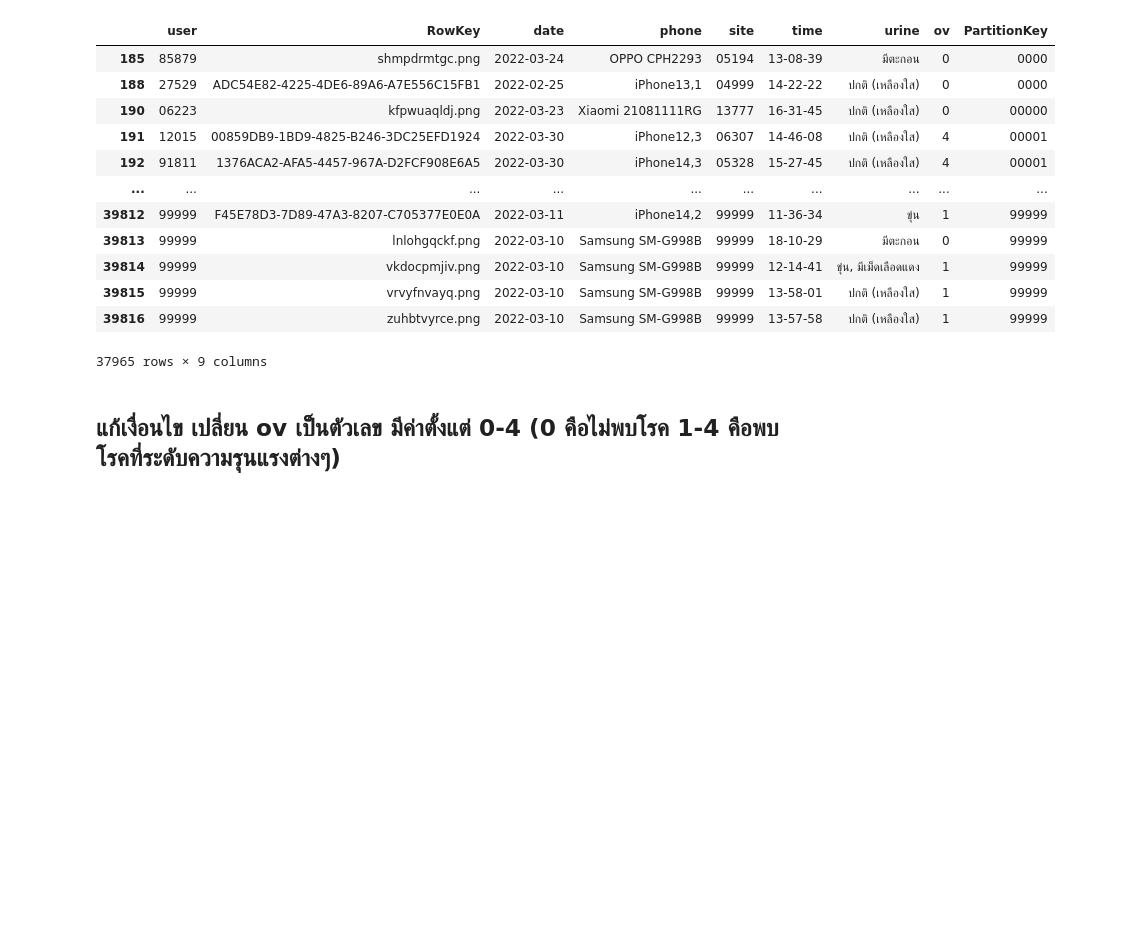
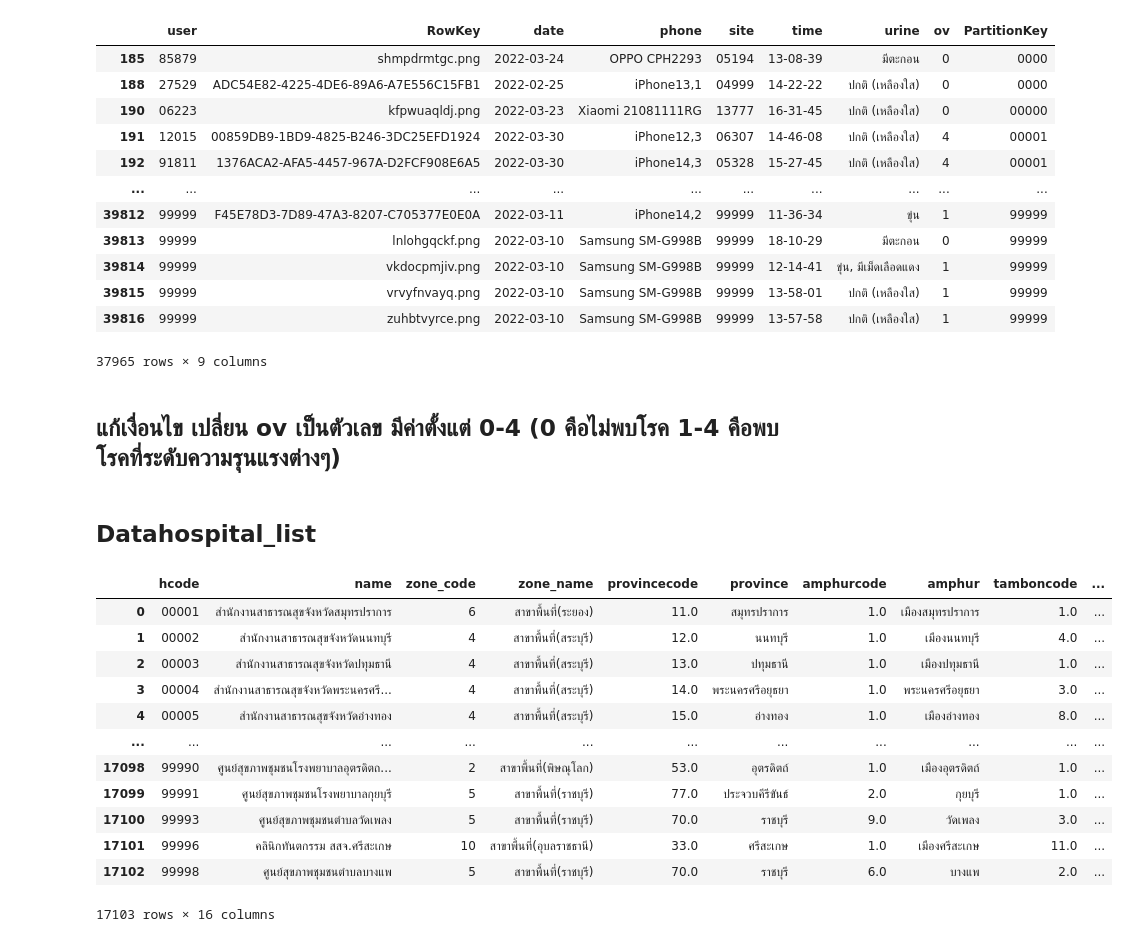
Before and after one commit to chayakonchanlun/data_viz_2022, a Jupyter notebook: Final_season_project_part_2.ipynb, the cells around one changed output. Saved outputs shown, nothing was run; the diff lists cells and outputs as text; code cells hidden in the pictures; blank space fills up the shorter version.

```diff
--- a/Final_season_project_part_2.ipynb
+++ b/Final_season_project_part_2.ipynb
@@ -244,3 +244,22 @@ See the caveats in the documentation: https://pandas.pydata.org/pandas-docs/stab
 37965 rows × 9 columns
 # %% [markdown]
 ## แก้เงื่อนไข เปลี่ยน ov เป็นตัวเลข มีค่าตั้งแต่ 0-4 (0 คือไม่พบโรค 1-4 คือพบโรคที่ระดับความรุนแรงต่างๆ)
+# %% [markdown]
+## Datahospital_list
+# %%
+hospital_list = pd.read_excel(os.path.join(path,'hospital_list.xlsx'))   #ข้อมูล Datahospital_list
+hospital_list
+# %% [output]
+|  | hcode | name | zone_code | zone_name | provincecode | province | amphurcode | amphur | tamboncode | ... |
+| 0 | 00001 | สำนักงานสาธารณสุขจังหวัดสมุทรปราการ | 6 | สาขาพื้นที่(ระยอง) | 11.0 | สมุทรปราการ | 1.0 | เมืองสมุทรปราการ | 1.0 | ... |
+| 1 | 00002 | สำนักงานสาธารณสุขจังหวัดนนทบุรี | 4 | สาขาพื้นที่(สระบุรี) | 12.0 | นนทบุรี | 1.0 | เมืองนนทบุรี | 4.0 | ... |
+| 2 | 00003 | สำนักงานสาธารณสุขจังหวัดปทุมธานี | 4 | สาขาพื้นที่(สระบุรี) | 13.0 | ปทุมธานี | 1.0 | เมืองปทุมธานี | 1.0 | ... |
+| 3 | 00004 | สำนักงานสาธารณสุขจังหวัดพระนครศรี... | 4 | สาขาพื้นที่(สระบุรี) | 14.0 | พระนครศรีอยุธยา | 1.0 | พระนครศรีอยุธยา | 3.0 | ... |
+| 4 | 00005 | สำนักงานสาธารณสุขจังหวัดอ่างทอง | 4 | สาขาพื้นที่(สระบุรี) | 15.0 | อ่างทอง | 1.0 | เมืองอ่างทอง | 8.0 | ... |
+| ... | ... | ... | ... | ... | ... | ... | ... | ... | ... | ... |
+| 17098 | 99990 | ศูนย์สุขภาพชุมชนโรงพยาบาลอุตรดิตถ... | 2 | สาขาพื้นที่(พิษณุโลก) | 53.0 | อุตรดิตถ์ | 1.0 | เมืองอุตรดิตถ์ | 1.0 | ... |
+| 17099 | 99991 | ศูนย์สุขภาพชุมชนโรงพยาบาลกุยบุรี | 5 | สาขาพื้นที่(ราชบุรี) | 77.0 | ประจวบคีรีขันธ์ | 2.0 | กุยบุรี | 1.0 | ... |
+| 17100 | 99993 | ศูนย์สุขภาพชุมชนตำบลวัดเพลง | 5 | สาขาพื้นที่(ราชบุรี) | 70.0 | ราชบุรี | 9.0 | วัดเพลง | 3.0 | ... |
+| 17101 | 99996 | คลินิกทันตกรรม สสจ.ศรีสะเกษ | 10 | สาขาพื้นที่(อุบลราชธานี) | 33.0 | ศรีสะเกษ | 1.0 | เมืองศรีสะเกษ | 11.0 | ... |
+| 17102 | 99998 | ศูนย์สุขภาพชุมชนตำบลบางแพ | 5 | สาขาพื้นที่(ราชบุรี) | 70.0 | ราชบุรี | 6.0 | บางแพ | 2.0 | ... |
+17103 rows × 16 columns
```
